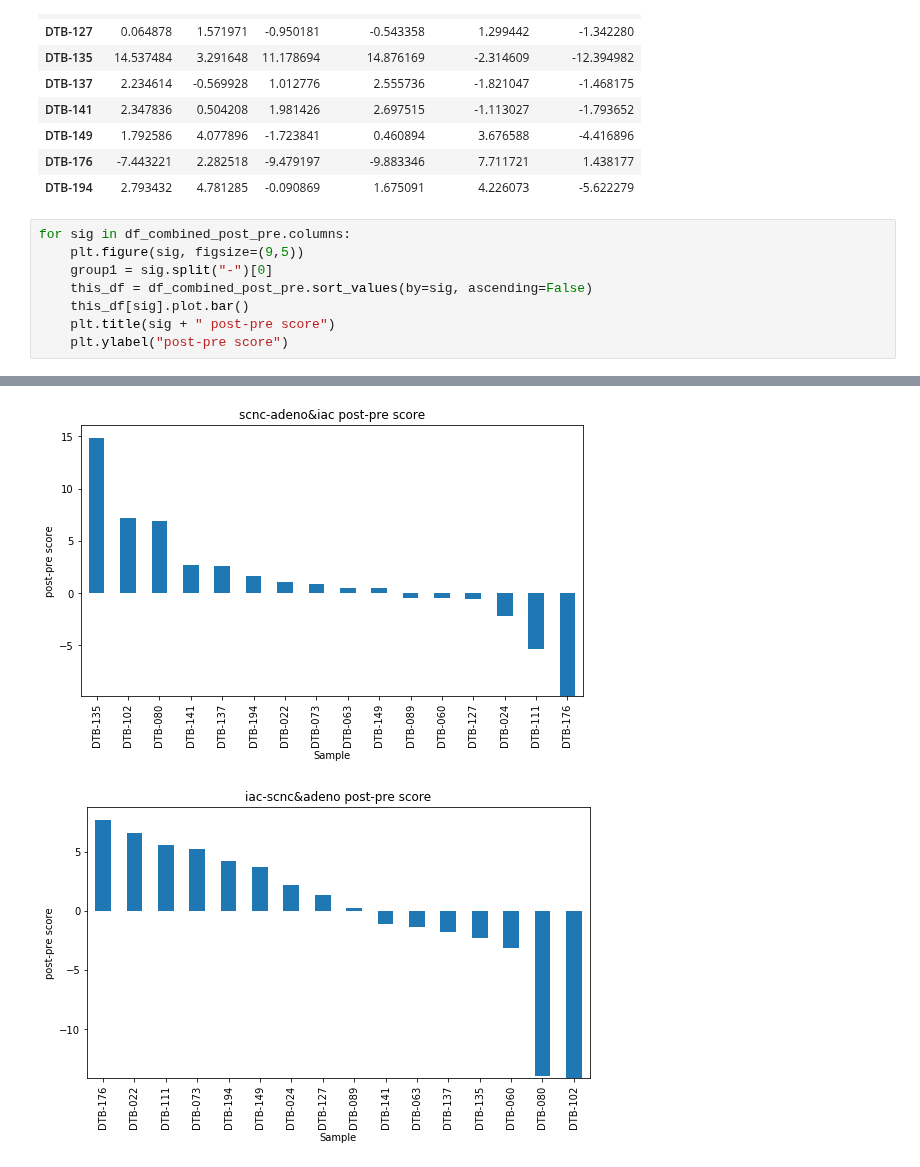
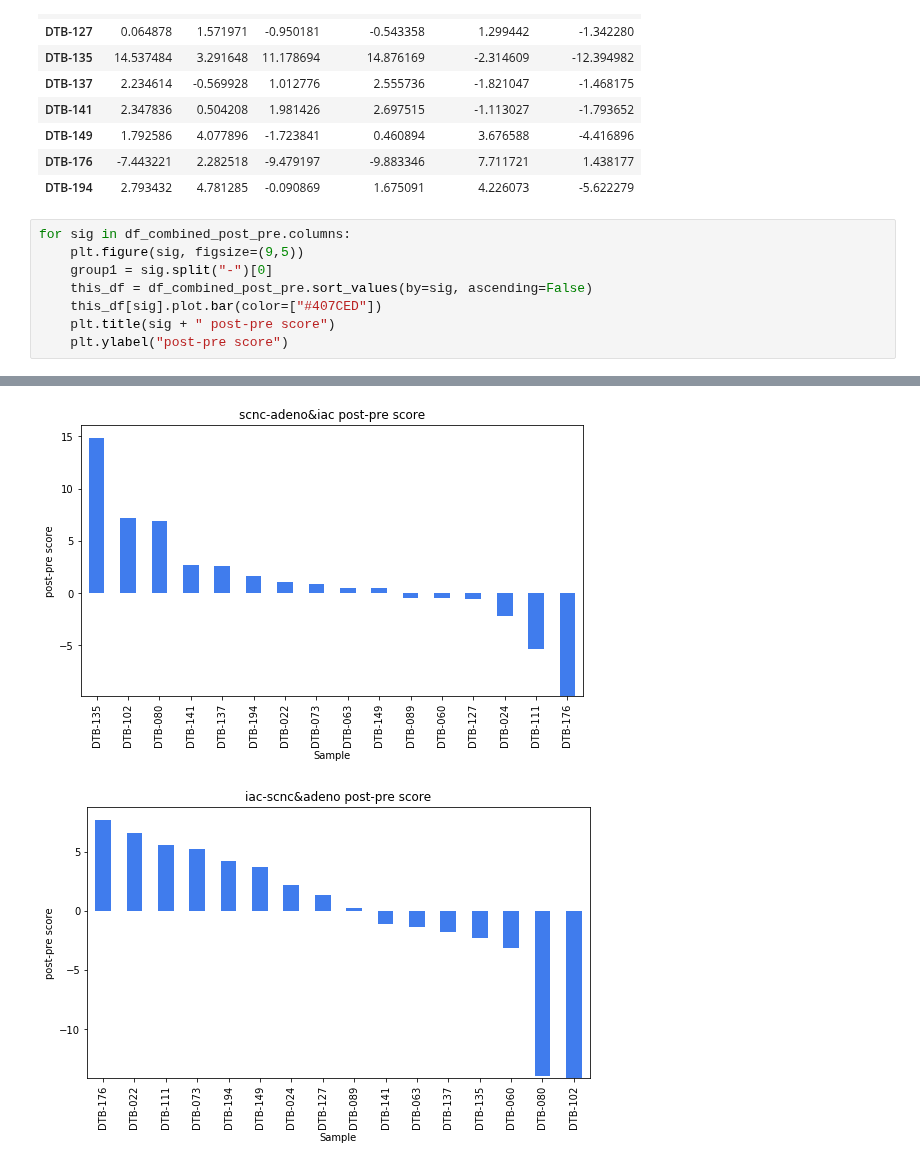
Before and after one commit to MollyZhang/ARsig_python, a Jupyter notebook: NEPCsig.ipynb, the cells around one changed output, grey strips where cells are left out. Saved outputs shown, nothing was run; the diff lists cells and outputs as text.

Commit message:
change color of bar because I am too perfectionist about color matching

```diff
--- a/NEPCsig.ipynb
+++ b/NEPCsig.ipynb
@@ -282,7 +282,7 @@ for sig in df_combined_post_pre.columns:
     plt.figure(sig, figsize=(9,5))
     group1 = sig.split("-")[0]
     this_df = df_combined_post_pre.sort_values(by=sig, ascending=False)
-    this_df[sig].plot.bar()
+    this_df[sig].plot.bar(color=["#407CED"])
     plt.title(sig + " post-pre score")
     plt.ylabel("post-pre score")
 # %% [output]
@@ -292,2 +292,2 @@ for sig in df_combined_post_pre.columns:
-[figure, old version]
+[figure, new version]
-[figure, old version]
+[figure, new version]
```
Also changed, not shown: parts of 1 cell of this notebook.
